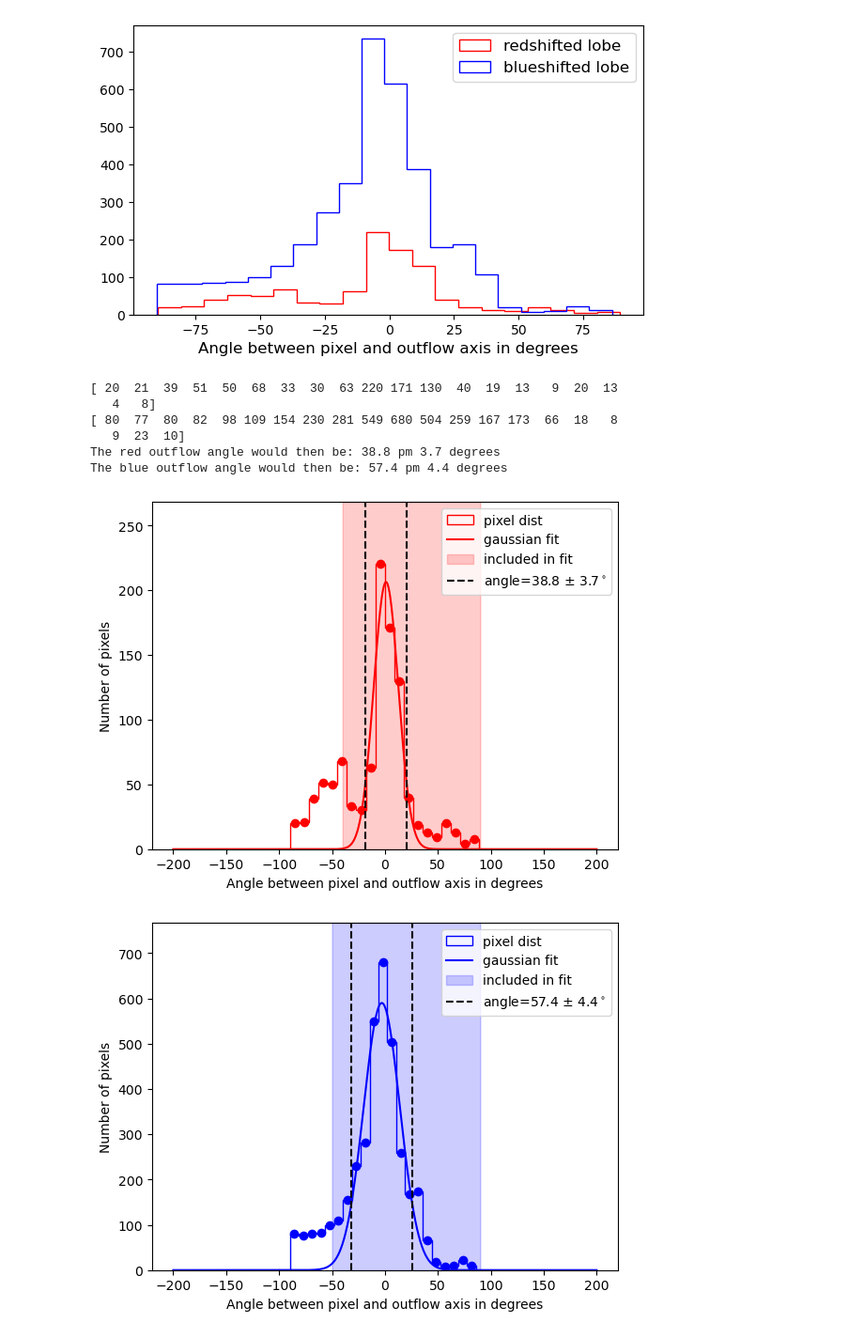
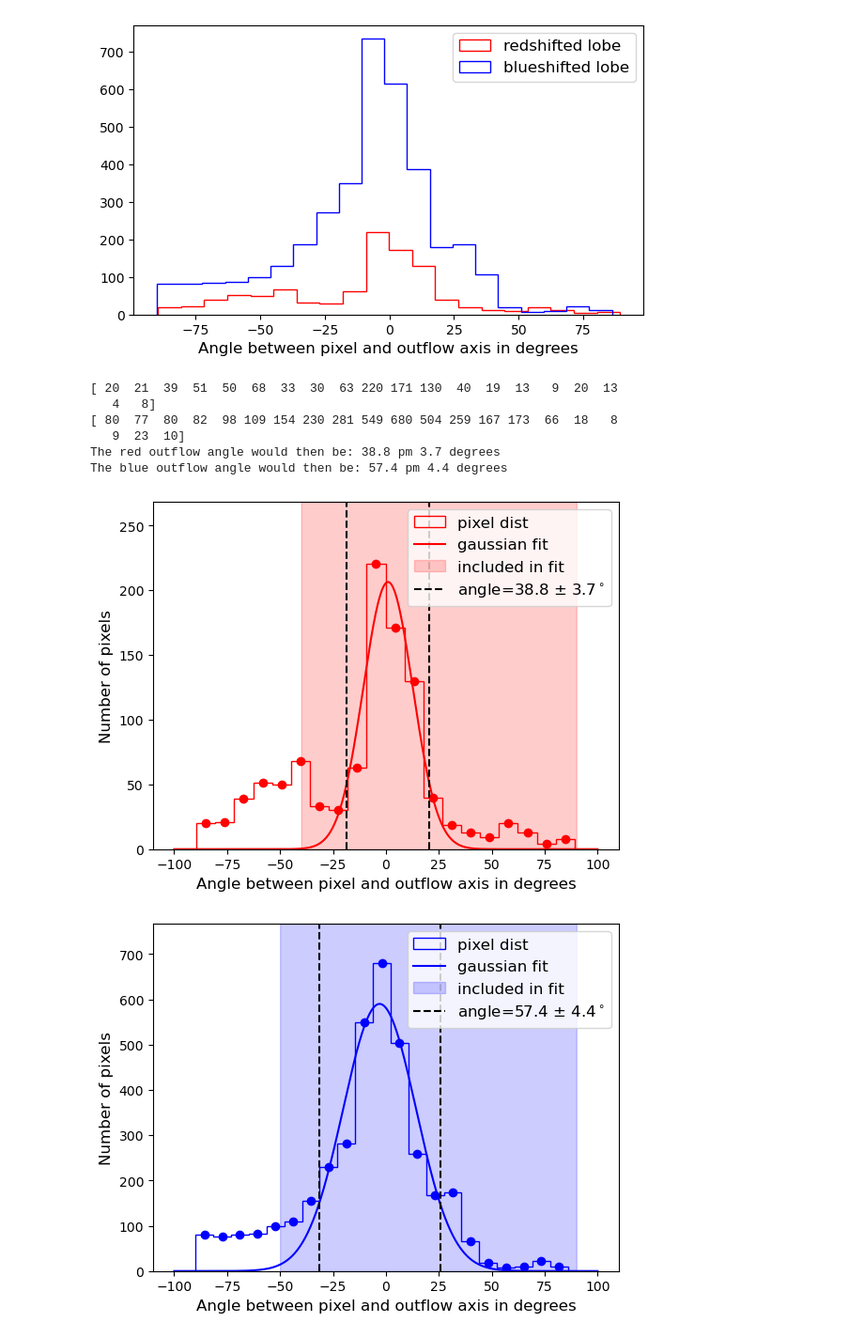
Before and after one commit to femkeballieux/master_project_2, a Jupyter notebook: code/LTERadtrans_RotDiagram_G008.67.ipynb, the cells around one changed output. Shown at 94% size. Cells and saved outputs as stored; diff of their text form; code cells hidden in the pictures.

```diff
--- a/code/LTERadtrans_RotDiagram_G008.67.ipynb
+++ b/code/LTERadtrans_RotDiagram_G008.67.ipynb
@@ -1330,7 +1329,7 @@ if source_name != 'Oph_29' and source_name != 'Oph_31':
     print(f'The blue outflow angle would then be: {fwqm_blueB:.1f} pm {e_fwqm_blueB:.1f} degrees')
 
 #for plotting only
-x_plot = np.linspace(-200, 200, 1000)
+x_plot = np.linspace(-100, 100, 1000)
 y_plot_redB = np.linspace(0,a_redB*1.3,1000)
 y_plot_blueB = np.linspace(0,a_blueB*1.3,1000)
 
@@ -1342,35 +1341,35 @@ plt.fill_betweenx(y_plot_redB, red_minB, red_maxB, color='red', alpha=0.2, label
 plt.vlines(mu_redB - 0.5*fwqm_redB, 0, 1.3*a_redB, color='black', linestyle='--', label=f'angle={fwqm_redB:.1f} $\pm$ {e_fwqm_redB:.1f}$^\circ$')
 plt.vlines(mu_redB + 0.5*fwqm_redB, 0, 1.3*a_redB, color='black', linestyle='--')
 plt.legend()
 plt.xlabel('Angle between pixel and outflow axis in degrees')
 plt.ylabel('Number of pixels')
 plt.ylim(0,a_redB*1.3)
 plt.savefig(fname=path+'plots/angledist_red_'+source_name+'.png', dpi=300, bbox_inches='tight')
 plt.show()
 
 
 plt.hist(signed_angles_degrees_blueB, bins=bins_blueB, color = 'blue', histtype = 'step', label='pixel dist')
 plt.scatter(bincenters_blueB, hist_blueB, color = 'blue')
 plt.plot(x_plot, gaussian(x_plot, popt_blueB[0], popt_blueB[1], popt_blueB[2]), label='gaussian fit', color='blue')
 plt.fill_betweenx(y_plot_blueB, blue_minB, blue_maxB, color='blue', alpha=0.2, label='included in fit')
 plt.vlines(mu_blueB-0.5*fwqm_blueB, 0, 1.3*a_blueB, color='black', linestyle='--', label=f'angle={fwqm_blueB:.1f} $\pm$ {e_fwqm_blueB:.1f}$^\circ$')
 plt.vlines(mu_blueB+0.5*fwqm_blueB, 0, 1.3*a_blueB, color='black', linestyle='--')
 plt.legend()
 plt.xlabel('Angle between pixel and outflow axis in degrees')
 plt.ylabel('Number of pixels')
 
 plt.ylim(0,a_blueB*1.3)
 plt.savefig(fname=path+'plots/angledist_blue_'+source_name+'.png', dpi=300, bbox_inches='tight')
 plt.show()
 # %% [output]
 [ 20  21  39  51  50  68  33  30  63 220 171 130  40  19  13   9  20  13
    4   8]
 [ 80  77  80  82  98 109 154 230 281 549 680 504 259 167 173  66  18   8
    9  23  10]
 The red outflow angle would then be: 38.8 pm 3.7 degrees
 The blue outflow angle would then be: 57.4 pm 4.4 degrees
-[figure, old version]
+[figure, new version]
-[figure, old version]
+[figure, new version]
 # %%
 """
 Same plot, but now with new angles
```
Also changed, not shown: parts of 14 cells of this notebook, 10 other files.
